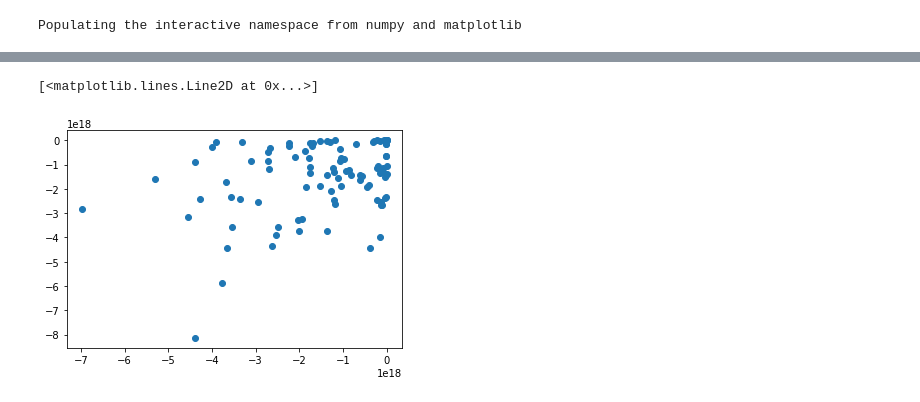
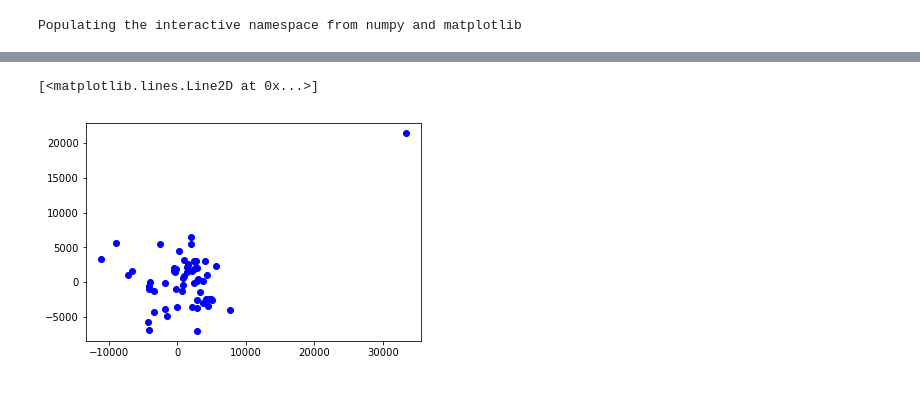
Before and after one commit to ornemarioni/metodos_numericos, a Jupyter notebook: euler.ipynb, the cells around one changed output, grey strips where cells are left out. Saved outputs shown, nothing was run; the diff lists cells and outputs as text; code cells hidden in the pictures.

```diff
--- a/euler.ipynb
+++ b/euler.ipynb
@@ -39,3 +54,5 @@ plt.plot(W[:,0],W[:,1],'o')
 # %%
-m = np.ones(len(x))*1e10
+m = np.ones(len(x))*5e11
+m = m/len(m)
+print len(m)
 # m[0] = 1e20
@@ -44,7 +63,7 @@ m = np.ones(len(x))*1e10
 
 from aceleracion import *
 
-ax, ay, az = aceleracion.a_str(m,x,y,z,N)
+ax, ay, az = aceleracion.a_str(m,x,y,z,len(m))
 
 # d = np.ndarray([np.size(a),3])
 # d[:,0] = u_str
@@ -74,22 +93,24 @@ print ax, ay, az
 # %%
-R = np.ndarray([N,6])
-R[:,0]=vx
-R[:,1]=vy
-R[:,2]=vz
-R[:,3]=ax
-R[:,4]=ay
-R[:,5]=az
+R0 = np.ndarray([len(m),6])
+R0[:,0]=vx
+R0[:,1]=vy
+R0[:,2]=vz
+R0[:,3]=ax
+R0[:,4]=ay
+R0[:,5]=az
 # print R
 # %%
-h = 0.5
-for k in range(0,1000):
-    for i in range(0,N):
+h = 0.1
+W = W0
+R = R0
+for k in range(0,200):
+    for i in range(0,len(m)):
         W[i,:] = W[i,:] + h * R[i,:]
         R[:,0] = W[:,3]
         R[:,1] = W[:,4]
         R[:,2] = W[:,5]
 
-        R[:,3], R[:,4], R[:,5] = aceleracion.a_str(m,W[:,0],W[:,1],W[:,2],N)
+        R[:,3], R[:,4], R[:,5] = aceleracion.a_str(m,W[:,0],W[:,1],W[:,2],len(m))
 # %%
 print W
 # %% [output]
@@ -113,5 +134,6 @@ print W
 # %%
-plt.plot(W[:,0],W[:,1],'o')
+plt.plot(W[:,0],W[:,1],'o', color='b')
+# plt.plot(W0[:,0],W0[:,1],'o', color='r')
 # %% [output]
 [<matplotlib.lines.Line2D at 0x...>]
-[figure, old version]
+[figure, new version]
```
Also changed, not shown: parts of 7 cells of this notebook, 1 other file.
